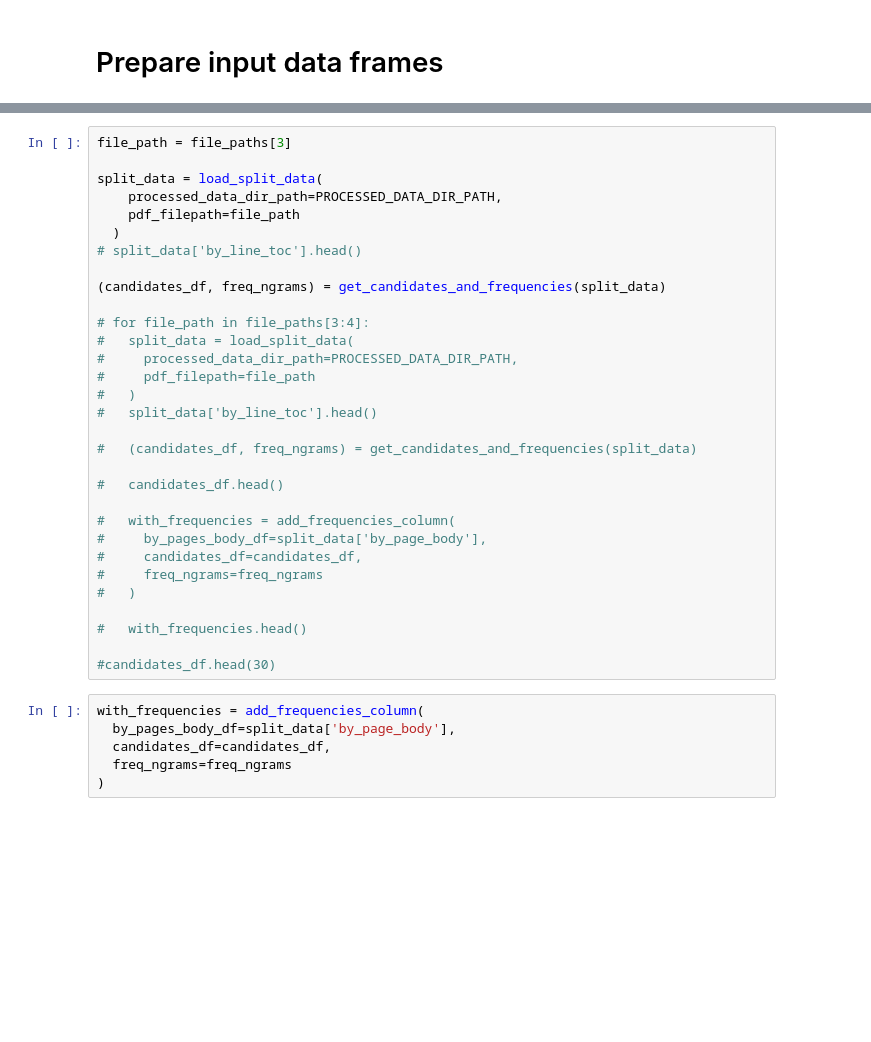
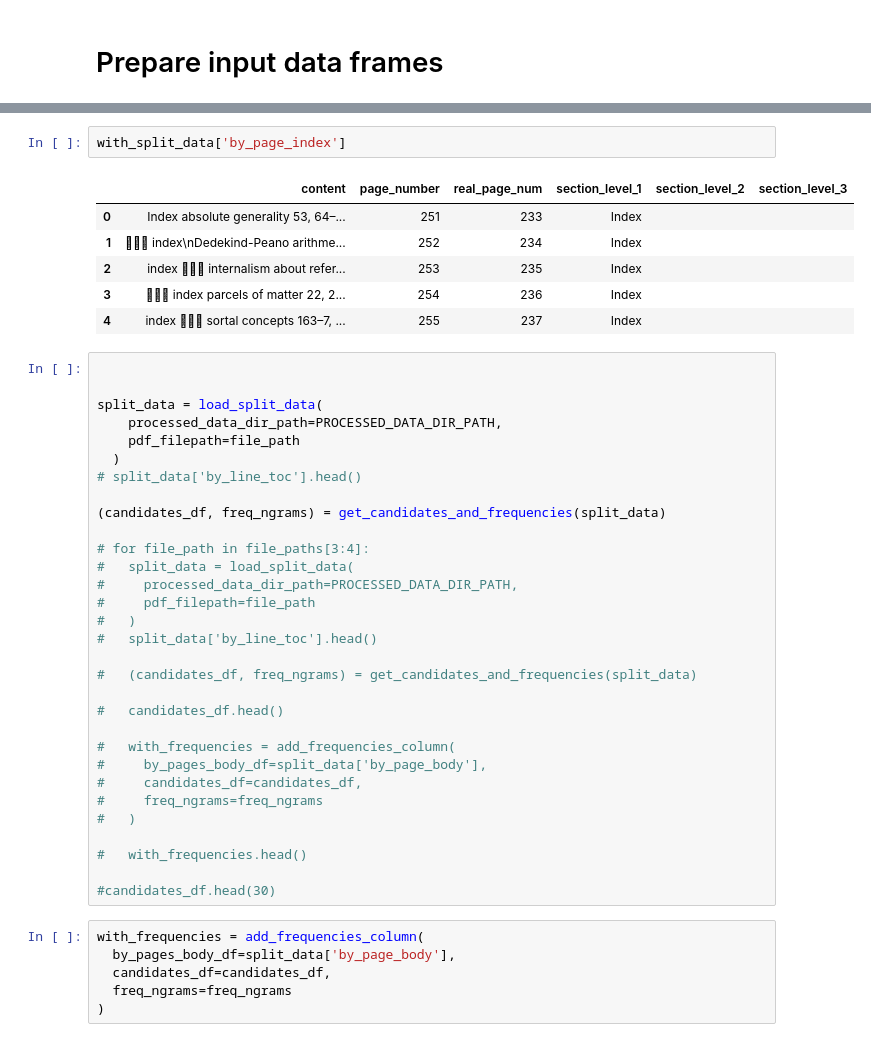
Before and after one commit to bertagrim/index_generator, a Jupyter notebook: src/prepare_data.ipynb, the cells around one changed output, grey strips where cells are left out. Cells and saved outputs as stored; diff of their text form; blank space fills up the shorter version.

```diff
--- a/src/prepare_data.ipynb
+++ b/src/prepare_data.ipynb
@@ -77,5 +116,14 @@ for file_path in file_paths[3:4]:
+# %%
+with_split_data['by_page_index']
+# %% [output]
+|  | content | page_number | real_page_num | section_level_1 | section_level_2 | section_level_3 |
+| 0 | Index absolute generality 53, 64–... | 251 | 233 | Index |  |  |
+| 1 |  index\nDedekind-Peano arithme... | 252 | 234 | Index |  |  |
+| 2 | index  internalism about refer... | 253 | 235 | Index |  |  |
+| 3 |  index parcels of matter 22, 2... | 254 | 236 | Index |  |  |
+| 4 | index  sortal concepts 163–7, ... | 255 | 237 | Index |  |  |
 # %%
-file_path = file_paths[3]
+
 
 split_data = load_split_data(
     processed_data_dir_path=PROCESSED_DATA_DIR_PATH,
```
Also changed, not shown: parts of 16 cells of this notebook, 3 other files.
